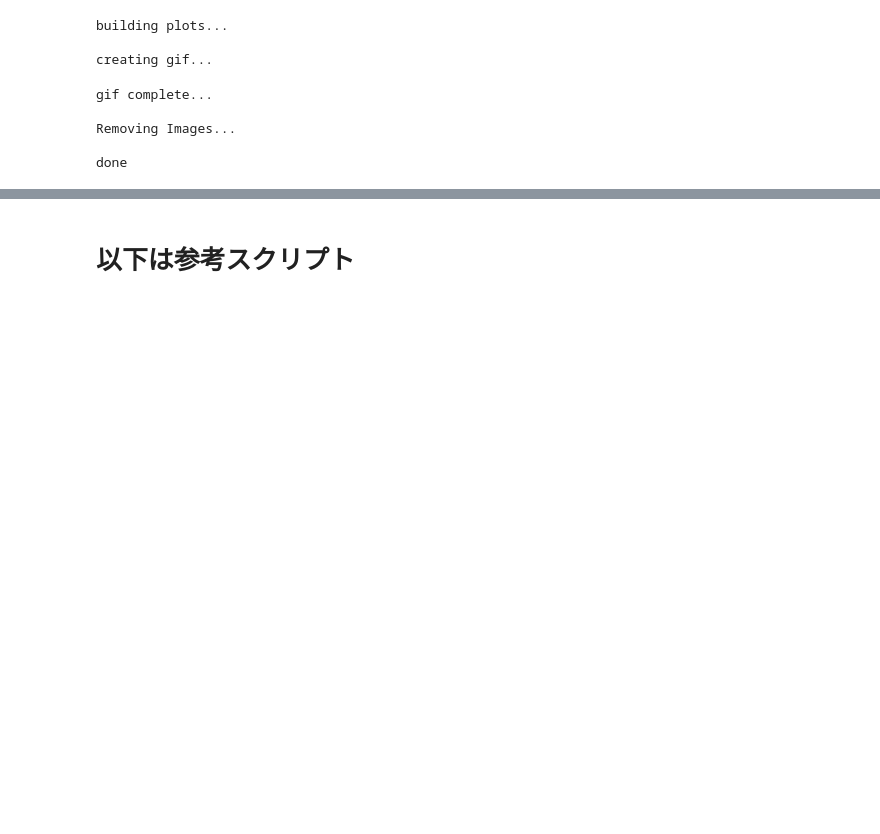
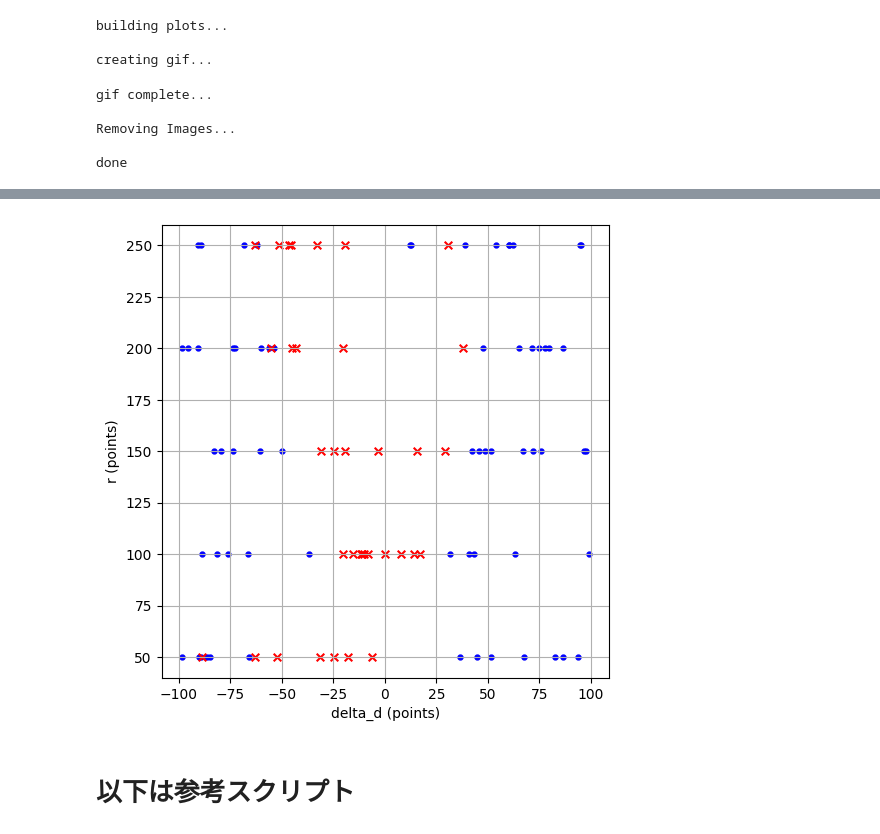
Before and after one commit to fairy26/autostereograms, a Jupyter notebook: main.ipynb, the cells around one changed output, grey strips where cells are left out. Cells and saved outputs as stored; diff of their text form; code cells hidden in the pictures; blank space fills up the shorter version.

```diff
--- a/main.ipynb
+++ b/main.ipynb
@@ -189,3 +218,30 @@ done
+# %%
+# 実験結果の表示
+delta_ds_ok = []
+delta_ds_ng = []
+diameters_ok = []
+diameters_ng = []
+for result in results:
+    if result["recognizable"]:
+        delta_ds_ok.append(result["delta_d"]*10)    # 軸のスケールを統一するために10倍する
+        diameters_ok.append(result["diameter"])
+    else:
+        delta_ds_ng.append(result["delta_d"]*10)
+        diameters_ng.append(result["diameter"])
+
+
+fig, ax = plt.subplots(figsize=(6, 6), subplot_kw = dict(aspect="equal"))
+
+plt.scatter(delta_ds_ok, diameters_ok, marker=".", c="b", s=50)
+plt.scatter(delta_ds_ng, diameters_ng, marker="x", c="r", s=30)
+plt.xlabel("delta_d (points)", fontsize=10)
+plt.ylabel("r (points)", fontsize=10)
+plt.grid(True)
+
+plt.savefig(f'images/result.png')
+plt.show()
+# %% [output]
+[figure, added]
 # %% [markdown]
 # 以下は参考スクリプト
 # %%
```
Also changed, not shown: parts of 3 cells of this notebook.
